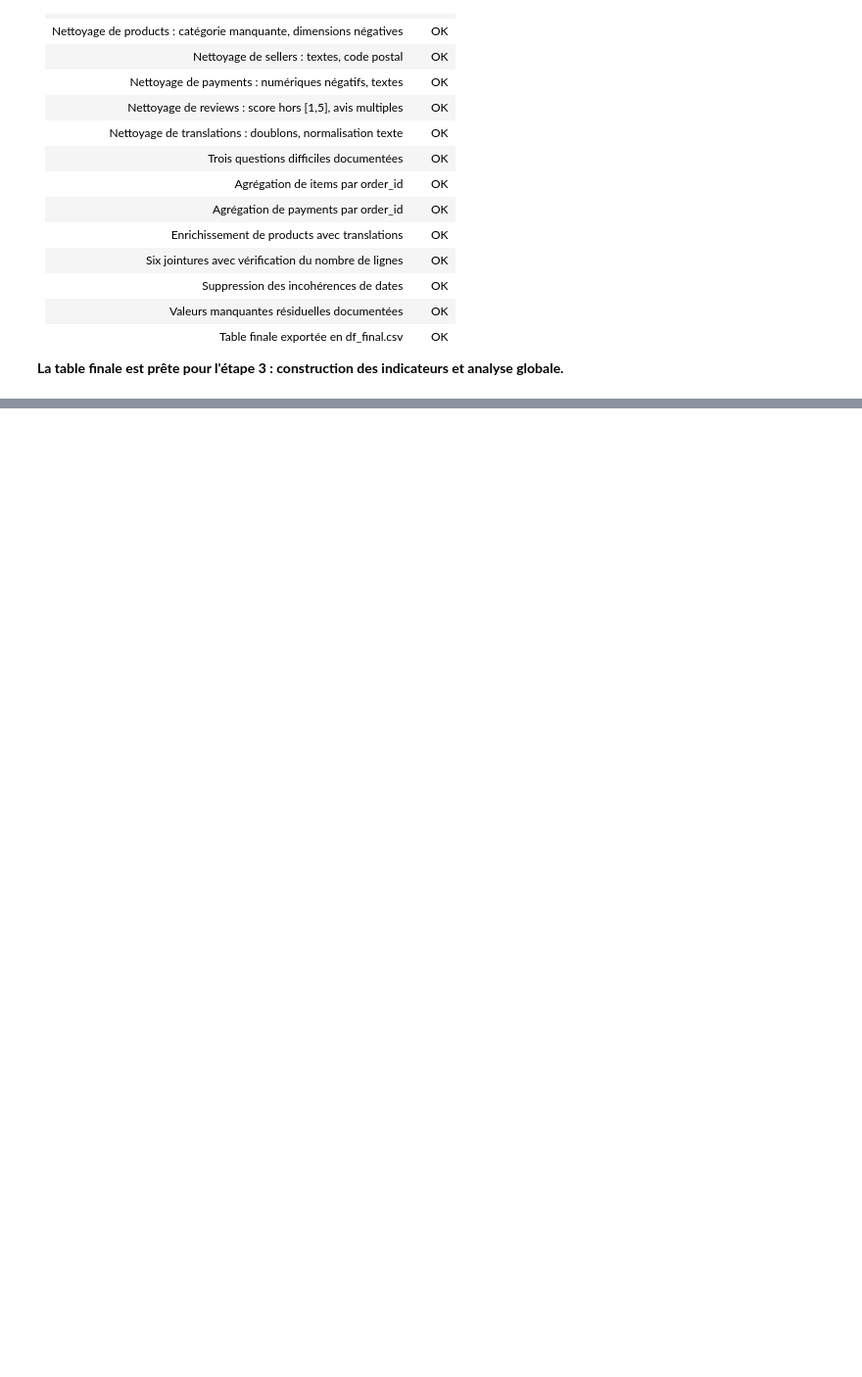
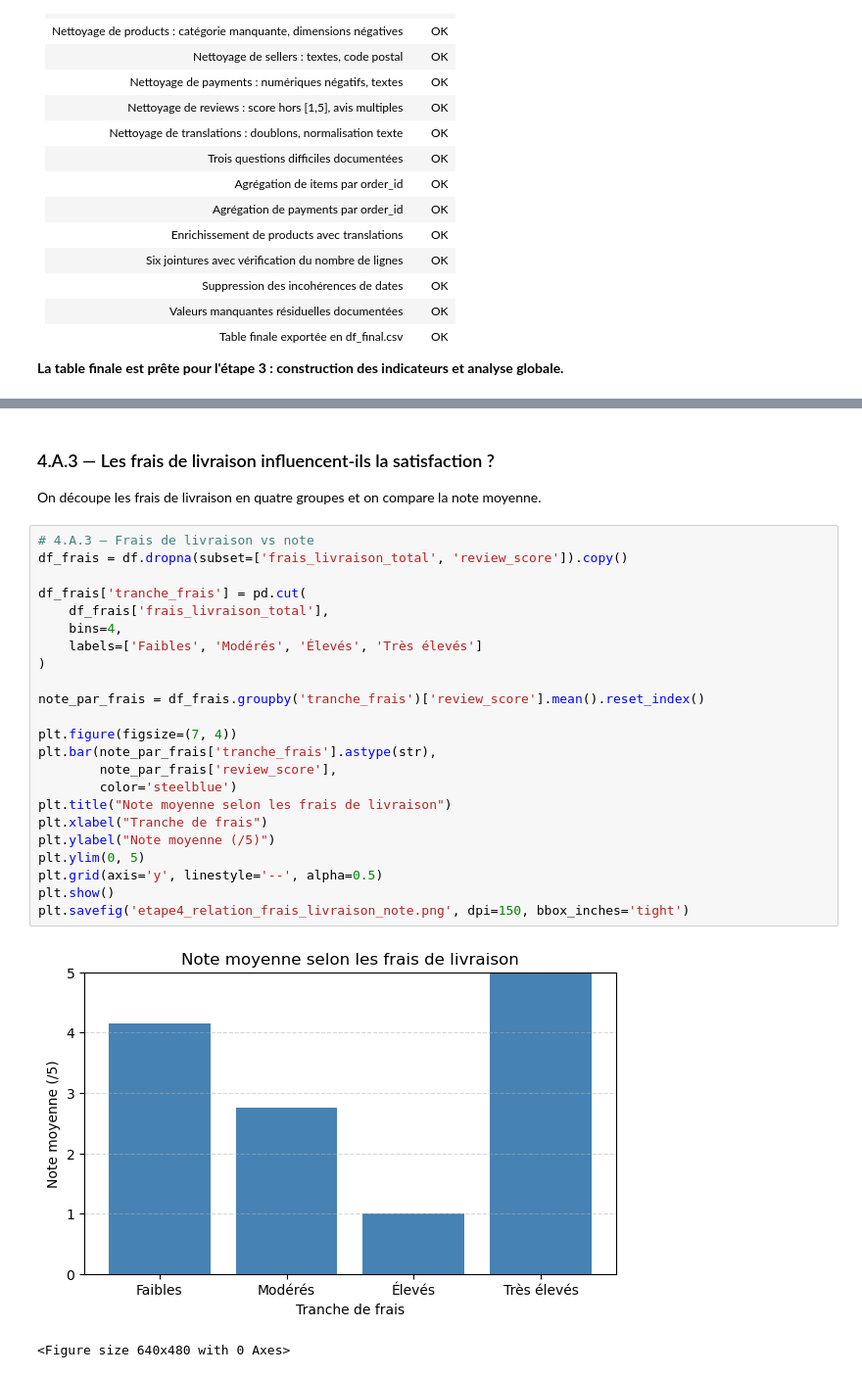
Before and after one commit to Godwin-08/Projet-Traitement-des-donn-es-, a Jupyter notebook: project_notebook.ipynb, the cells around one changed output, grey strips where cells are left out. Shown at 98% size. Saved outputs shown, nothing was run; the diff lists cells and outputs as text; blank space fills up the shorter version.

```diff
--- a/project_notebook.ipynb
+++ b/project_notebook.ipynb
@@ -1375,0 +1828,30 @@ Table finale exportée : df_final.csv
+# %% [markdown]
+### 4.A.3 — Les frais de livraison influencent-ils la satisfaction ?
+
+On découpe les frais de livraison en quatre groupes et on compare la note moyenne.
+# %%
+# 4.A.3 — Frais de livraison vs note
+df_frais = df.dropna(subset=['frais_livraison_total', 'review_score']).copy()
+
+df_frais['tranche_frais'] = pd.cut(
+    df_frais['frais_livraison_total'],
+    bins=4,
+    labels=['Faibles', 'Modérés', 'Élevés', 'Très élevés']
+)
+
+note_par_frais = df_frais.groupby('tranche_frais')['review_score'].mean().reset_index()
+
+plt.figure(figsize=(7, 4))
+plt.bar(note_par_frais['tranche_frais'].astype(str),
+        note_par_frais['review_score'],
+        color='steelblue')
+plt.title("Note moyenne selon les frais de livraison")
+plt.xlabel("Tranche de frais")
+plt.ylabel("Note moyenne (/5)")
+plt.ylim(0, 5)
+plt.grid(axis='y', linestyle='--', alpha=0.5)
+plt.show()
+plt.savefig('etape4_relation_frais_livraison_note.png', dpi=150, bbox_inches='tight')
+# %% [output]
+[figure, added]
+<Figure size 640x480 with 0 Axes>
```
Also changed, not shown: parts of 71 cells of this notebook, 13 other files.
